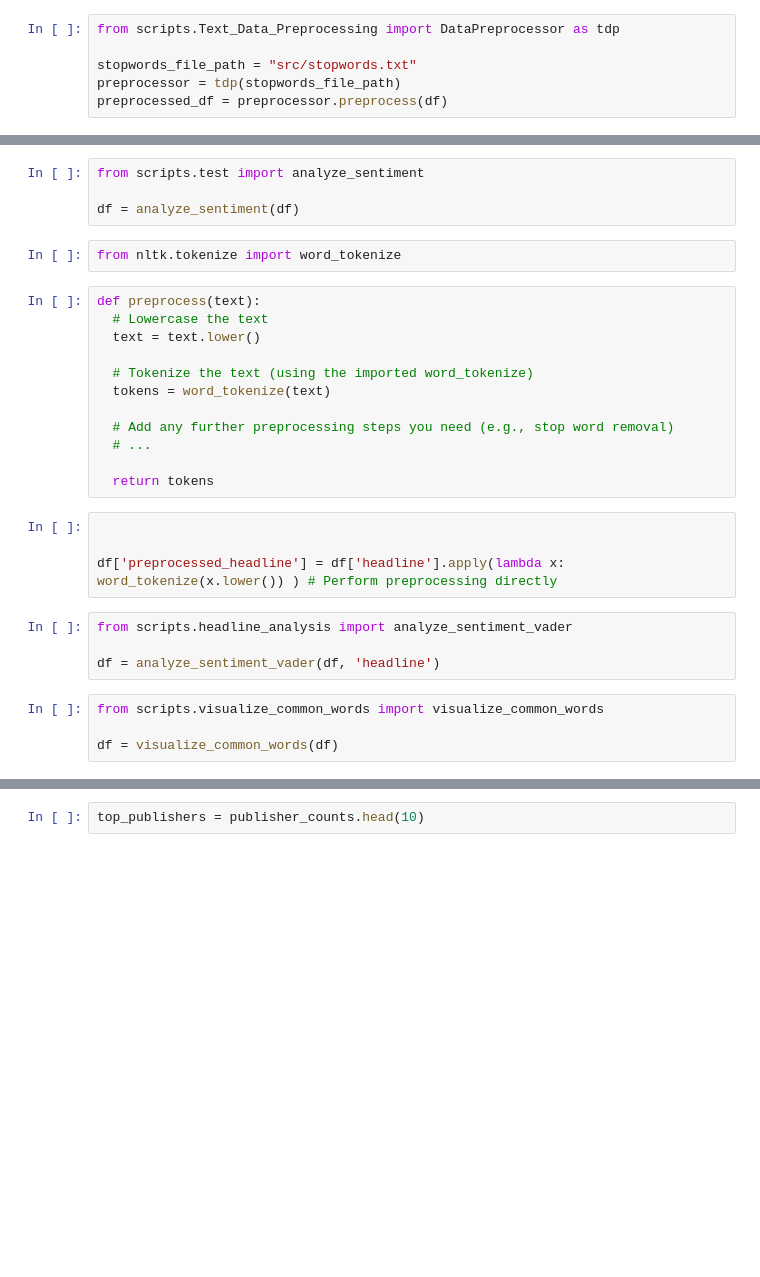
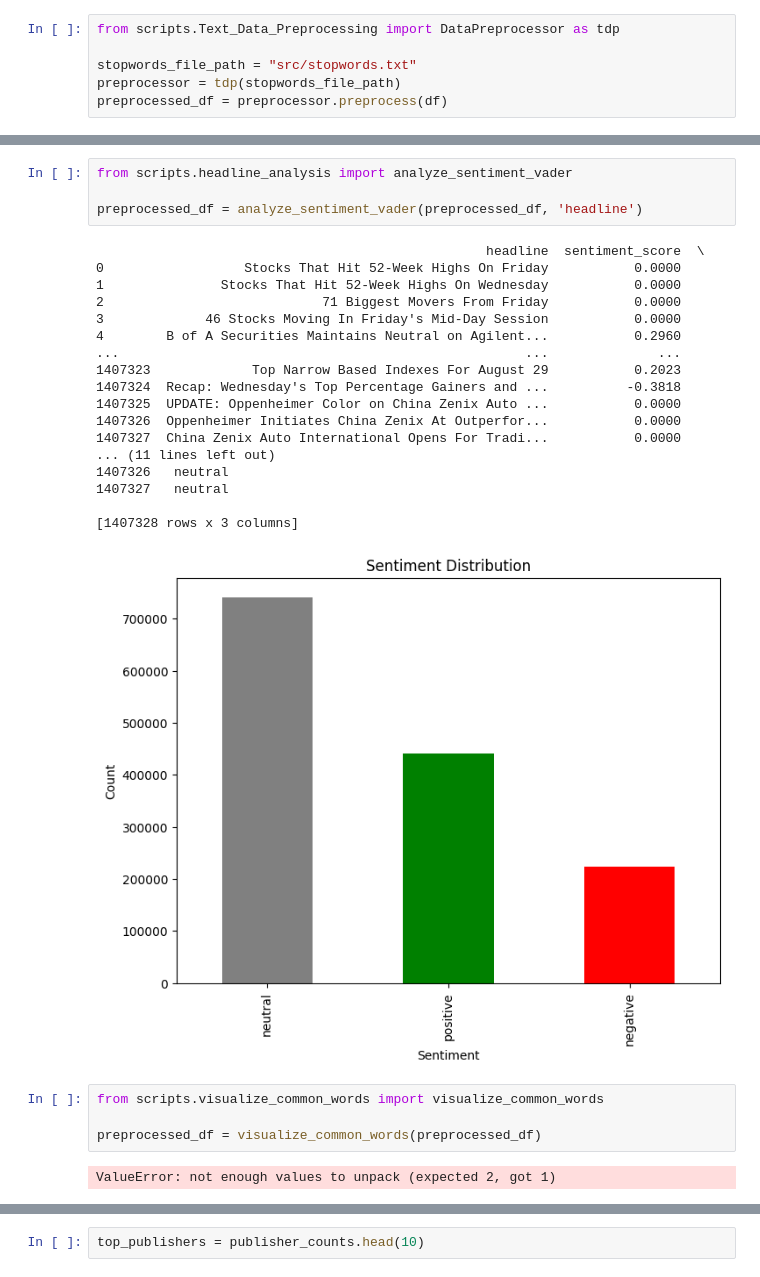
Before and after one commit to Kalze1/Financial_Solutions, a Jupyter notebook: notebooks/task_1.ipynb, the cells around one changed output, grey strips where cells are left out. Drawn from its saved outputs; the diff is of its cells as text; blank space fills up the shorter version.

```diff
--- a/notebooks/task_1.ipynb
+++ b/notebooks/task_1.ipynb
@@ -47,31 +98,30 @@ analyze_publication_dates(df)
-# %%
-from scripts.test import analyze_sentiment
-
-df = analyze_sentiment(df)
-# %%
-from nltk.tokenize import word_tokenize
-# %%
-def preprocess(text):
-  # Lowercase the text
-  text = text.lower()
-
-  # Tokenize the text (using the imported word_tokenize)
-  tokens = word_tokenize(text)
-
-  # Add any further preprocessing steps you need (e.g., stop word removal)
-  # ...
-
-  return tokens
-# %%
-
-
-df['preprocessed_headline'] = df['headline'].apply(lambda x: word_tokenize(x.lower()) ) # Perform preprocessing directly
 # %%
 from scripts.headline_analysis import analyze_sentiment_vader
 
-df = analyze_sentiment_vader(df, 'headline')
+preprocessed_df = analyze_sentiment_vader(preprocessed_df, 'headline')
+# %% [output]
+                                                  headline  sentiment_score  \
+0                  Stocks That Hit 52-Week Highs On Friday           0.0000
+1               Stocks That Hit 52-Week Highs On Wednesday           0.0000
+2                            71 Biggest Movers From Friday           0.0000
+3             46 Stocks Moving In Friday's Mid-Day Session           0.0000
+4        B of A Securities Maintains Neutral on Agilent...           0.2960
+...                                                    ...              ...
+1407323             Top Narrow Based Indexes For August 29           0.2023
+1407324  Recap: Wednesday's Top Percentage Gainers and ...          -0.3818
+1407325  UPDATE: Oppenheimer Color on China Zenix Auto ...           0.0000
+1407326  Oppenheimer Initiates China Zenix At Outperfor...           0.0000
+1407327  China Zenix Auto International Opens For Tradi...           0.0000
+... (11 lines left out)
+1407326   neutral
+1407327   neutral
+
+[1407328 rows x 3 columns]
+[figure, added]
 # %%
 from scripts.visualize_common_words import visualize_common_words
 
-df = visualize_common_words(df)
+preprocessed_df = visualize_common_words(preprocessed_df)
+# %% [output]
+ValueError: not enough values to unpack (expected 2, got 1)
 # %%
```
Also changed, not shown: parts of 9 cells of this notebook.
